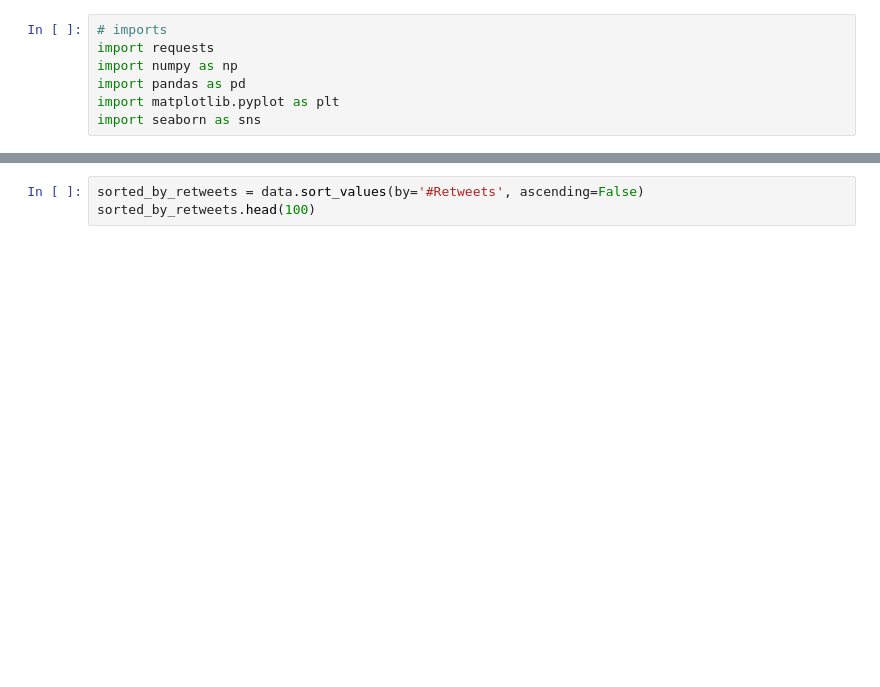
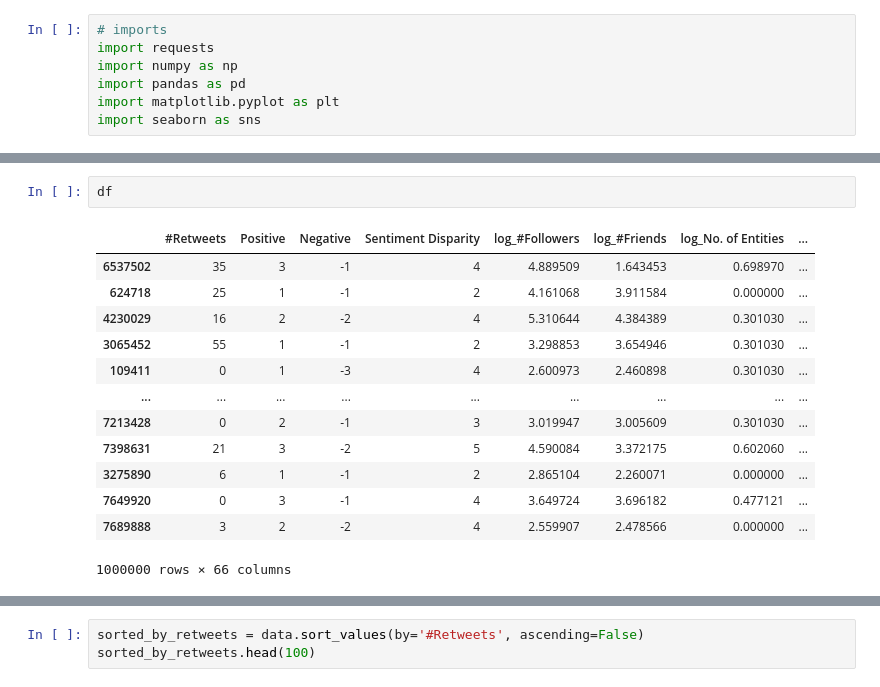
Before and after one commit to arglux/50021-ai-project, a Jupyter notebook: model.ipynb, the cells around one changed output, grey strips where cells are left out. Drawn from its saved outputs; the diff is of its cells as text; blank space fills up the shorter version.

```diff
--- a/model.ipynb
+++ b/model.ipynb
@@ -107 +144,17 @@ Name: #Retweets, Length: 1912070, dtype: int64
+# %%
+df
+# %% [output]
+|  | #Retweets | Positive | Negative | Sentiment Disparity | log_#Followers | log_#Friends | log_No. of Entities | ... |
+| 6537502 | 35 | 3 | -1 | 4 | 4.889509 | 1.643453 | 0.698970 | ... |
+| 624718 | 25 | 1 | -1 | 2 | 4.161068 | 3.911584 | 0.000000 | ... |
+| 4230029 | 16 | 2 | -2 | 4 | 5.310644 | 4.384389 | 0.301030 | ... |
+| 3065452 | 55 | 1 | -1 | 2 | 3.298853 | 3.654946 | 0.301030 | ... |
+| 109411 | 0 | 1 | -3 | 4 | 2.600973 | 2.460898 | 0.301030 | ... |
+| ... | ... | ... | ... | ... | ... | ... | ... | ... |
+| 7213428 | 0 | 2 | -1 | 3 | 3.019947 | 3.005609 | 0.301030 | ... |
+| 7398631 | 21 | 3 | -2 | 5 | 4.590084 | 3.372175 | 0.602060 | ... |
+| 3275890 | 6 | 1 | -1 | 2 | 2.865104 | 2.260071 | 0.000000 | ... |
+| 7649920 | 0 | 3 | -1 | 4 | 3.649724 | 3.696182 | 0.477121 | ... |
+| 7689888 | 3 | 2 | -2 | 4 | 2.559907 | 2.478566 | 0.000000 | ... |
+1000000 rows × 66 columns
 # %%
```
Also changed, not shown: parts of 31 cells of this notebook, 2 other files.
